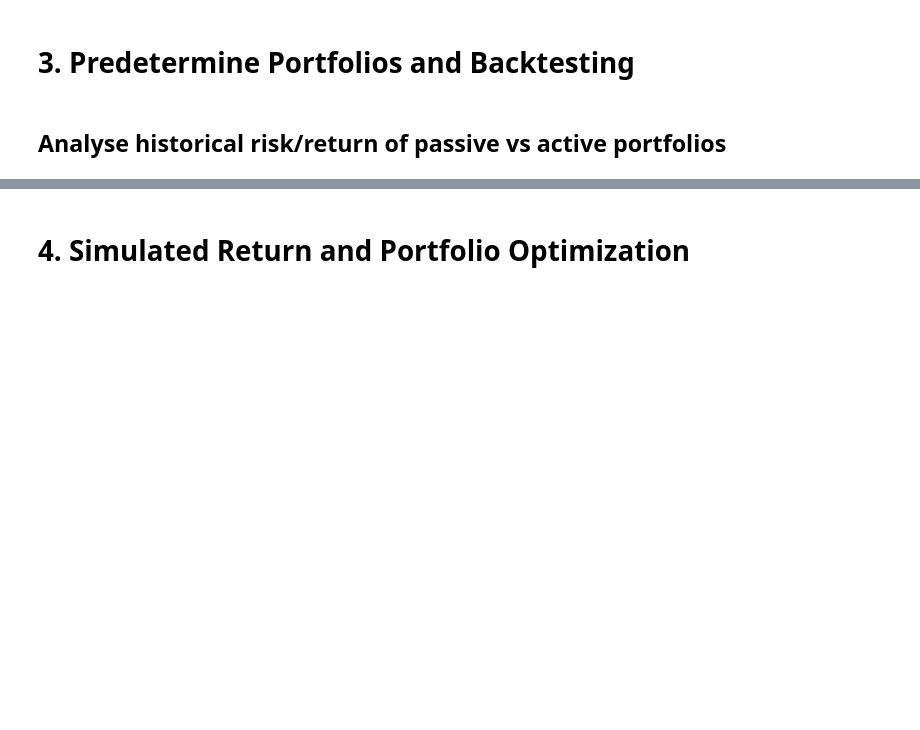
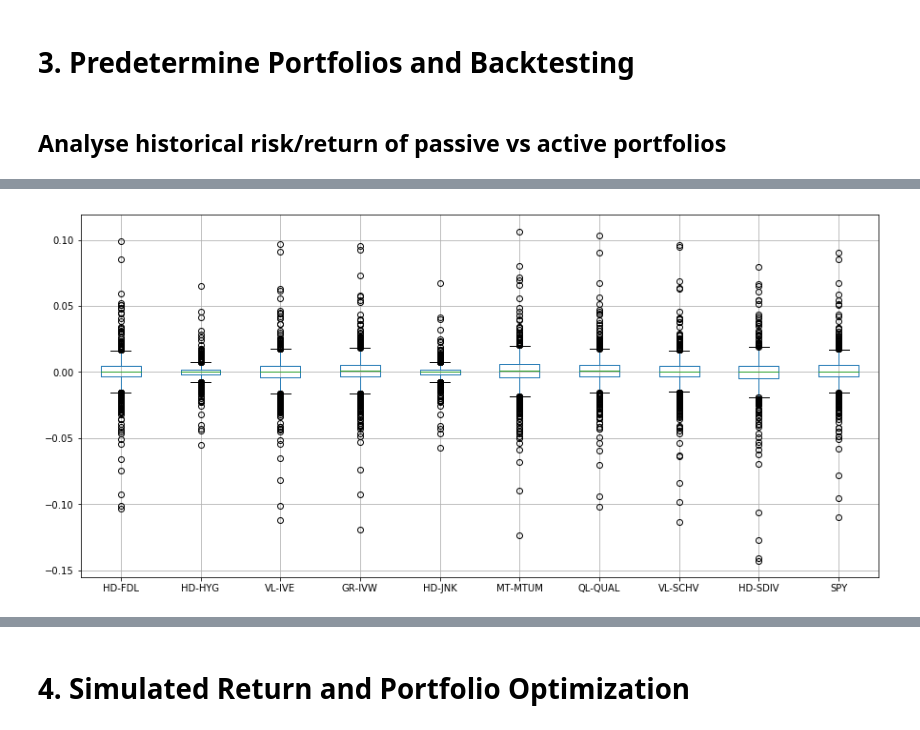
Before and after one commit to Femi-tech/Active-vs-Passive-Funds-Project, a Jupyter notebook: Untitled.ipynb, the cells around one changed output, grey strips where cells are left out. Saved outputs shown, nothing was run; the diff lists cells and outputs as text; code cells hidden in the pictures; blank space fills up the shorter version.

Commit message:
historical return analysis

```diff
--- a/Untitled.ipynb
+++ b/Untitled.ipynb
@@ -36,2 +20,9 @@ NameError: name 'datetime' is not defined
 # %% [markdown]
 ## Download index for SPY and Factors ETF (Value, Momentum, Quality, Growth/High Dividend, Low Vol)
+# %%
+#download index price
+stocks = ["SPY","IVE","SCHV","MTUM","QUAL","IVW","SDIV","HYG","JNK","FDL"]
+end_date = datetime.now()
+start_date = end_date + timedelta(-365 * 20)
+data = yf.download(stocks, start=start_date, end=end_date)
+data.tail()
@@ -37,0 +40,4 @@ NameError: name 'datetime' is not defined
+# %%
+#funds dataframe
+funds_df = data['Close'].dropna()
+funds_df.head()
@@ -37,0 +52,5 @@ NameError: name 'datetime' is not defined
+# %%
+#return dataframe
+funds_return = funds_df.pct_change().dropna()
+funds_return.columns = ["HD-FDL","HD-HYG","VL-IVE","GR-IVW","HD-JNK","MT-MTUM","QL-QUAL","VL-SCHV","HD-SDIV","SPY"]
+funds_return.tail(10)
@@ -47,0 +87,5 @@ NameError: name 'datetime' is not defined
+# %%
+#distribution of returns
+boxplot = funds_return.boxplot(figsize = (15,7), grid = True)
+# %% [output]
+[figure, added]
```
Also changed, not shown: parts of 14 cells of this notebook.
